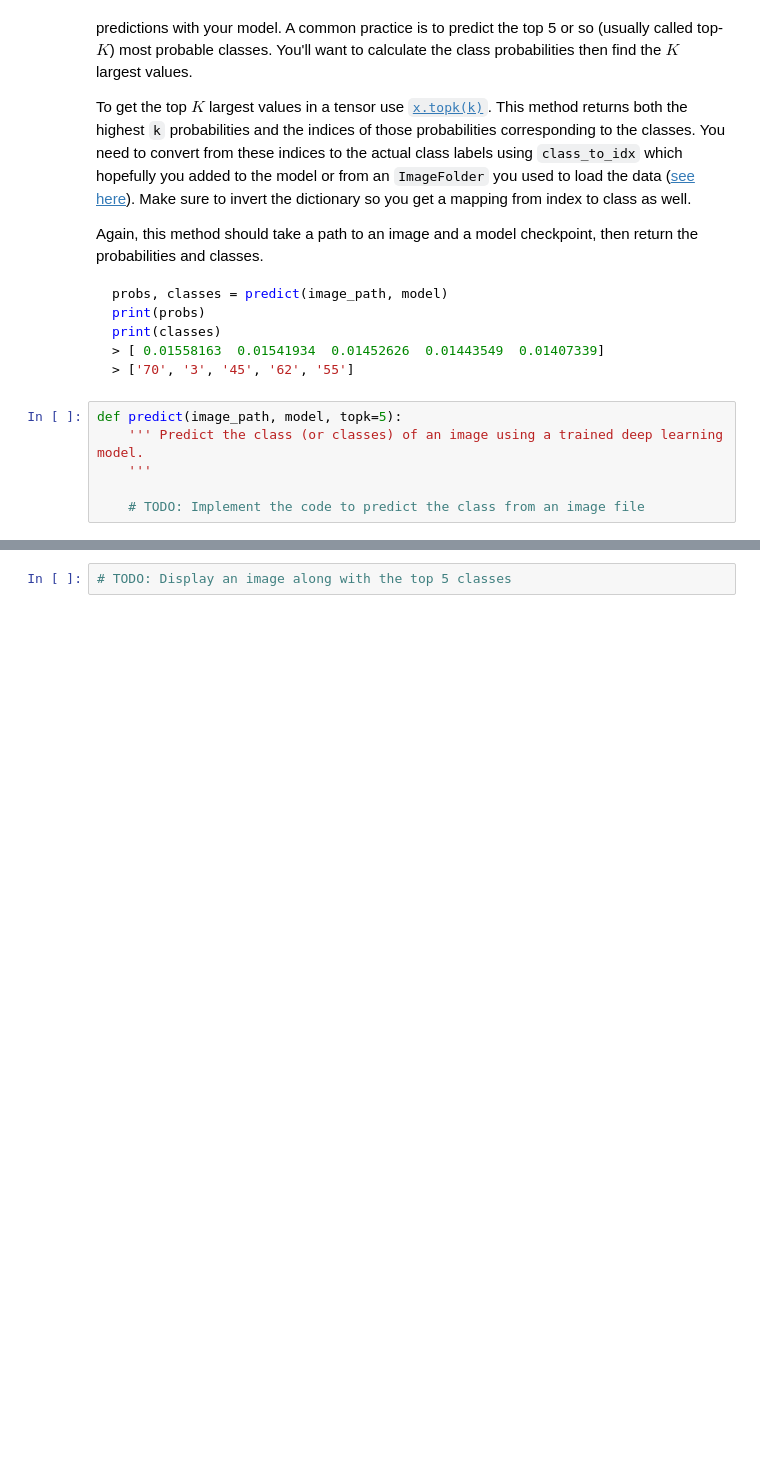
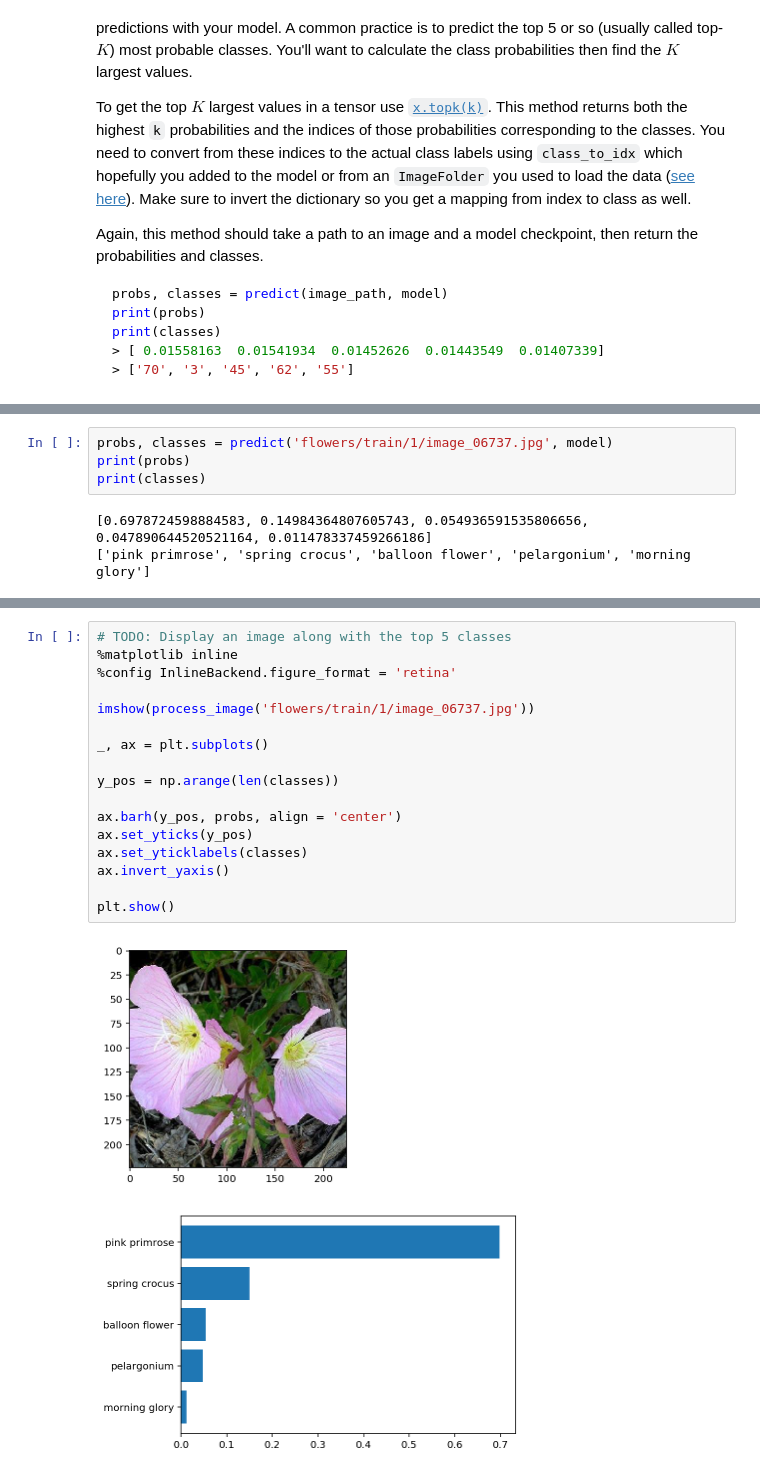
Before and after one commit to psingal001/Udacity-Data-Scientist, a Jupyter notebook: projects/p2_image_classifier/Image Classifier Project.ipynb, the cells around one changed output, grey strips where cells are left out. Drawn from its saved outputs; the diff is of its cells as text; blank space fills up the shorter version.

````diff
--- a/projects/p2_image_classifier/Image Classifier Project.ipynb
+++ b/projects/p2_image_classifier/Image Classifier Project.ipynb
@@ -197,9 +391,3 @@ print(classes)
 > [ 0.01558163  0.01541934  0.01452626  0.01443549  0.01407339]
 > ['70', '3', '45', '62', '55']
 ```
-# %%
-def predict(image_path, model, topk=5):
-    ''' Predict the class (or classes) of an image using a trained deep learning model.
-    '''
-
-    # TODO: Implement the code to predict the class from an image file
@@ -206,3 +426,10 @@ def predict(image_path, model, topk=5):
+# %%
+probs, classes = predict('flowers/train/1/image_06737.jpg', model)
+print(probs)
+print(classes)
+# %% [output]
+[0.6978724598884583, 0.14984364807605743, 0.054936591535806656, 0.047890644520521164, 0.011478337459266186]
+['pink primrose', 'spring crocus', 'balloon flower', 'pelargonium', 'morning glory']
 # %% [markdown]
 ## Sanity Checking
 
@@ -211,5 +438,23 @@ Now that you can use a trained model for predictions, check to make sure it make
 <img src='assets/inference_example.png' width=300px>
 
 You can convert from the class integer encoding to actual flower names with the `cat_to_name.json` file (should have been loaded earlier in the notebook). To show a PyTorch tensor as an image, use the `imshow` function defined above.
-# %%
-# TODO: Display an image along with the top 5 classes
+# %%
+# TODO: Display an image along with the top 5 classes
+%matplotlib inline
+%config InlineBackend.figure_format = 'retina'
+
+imshow(process_image('flowers/train/1/image_06737.jpg'))
+
+_, ax = plt.subplots()
+
+y_pos = np.arange(len(classes))
+
+ax.barh(y_pos, probs, align = 'center')
+ax.set_yticks(y_pos)
+ax.set_yticklabels(classes)
+ax.invert_yaxis()
+
+plt.show()
+# %% [output]
+[figure, added]
+[figure, added]
````
Also changed, not shown: parts of 20 cells of this notebook.
